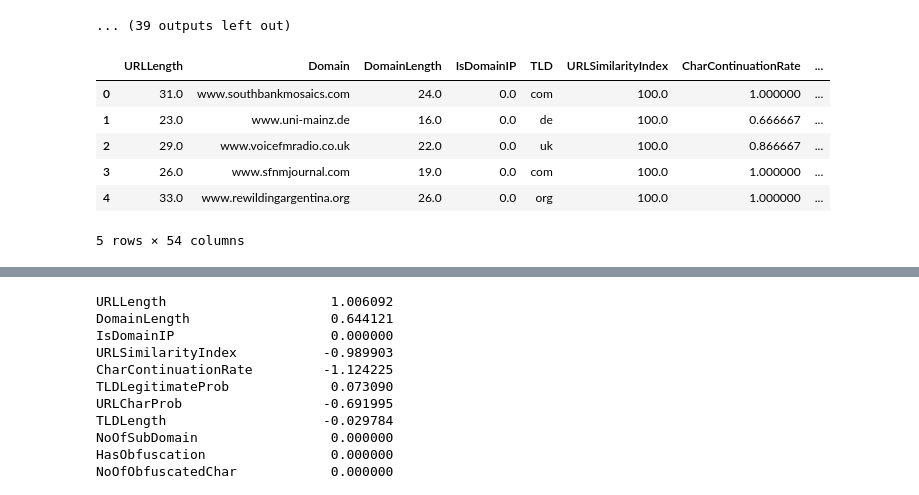
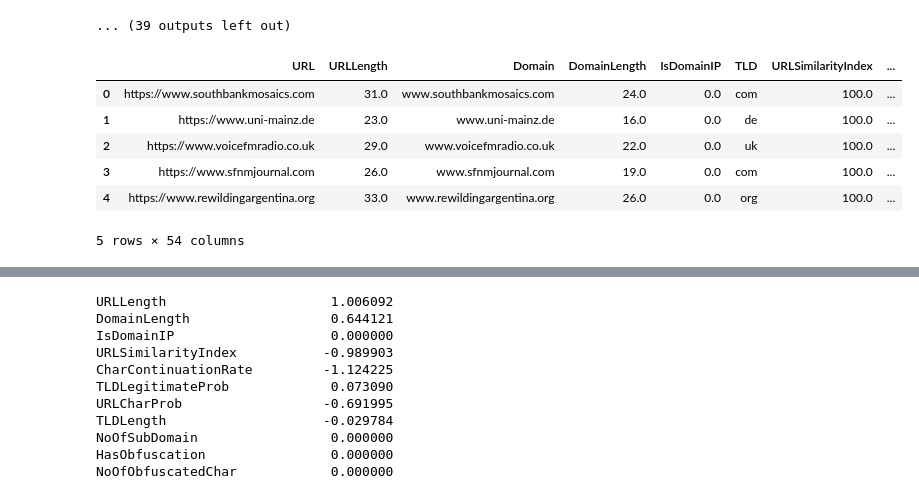
Before and after one commit to Gokulnhari/DSML-Main-Project, a Jupyter notebook: Phishing URL/PhishingURL.ipynb, the cells around one changed output, grey strips where cells are left out. Saved outputs shown, nothing was run; the diff lists cells and outputs as text; code cells hidden in the pictures.

```diff
--- a/Phishing URL/PhishingURL.ipynb
+++ b/Phishing URL/PhishingURL.ipynb
@@ -217,13 +217,12 @@ for i in num_columns.columns:
 from sklearn.preprocessing import LabelEncoder,OneHotEncoder
 le = LabelEncoder()
 # %%
-df1=df1.drop('FILENAME', axis=1)
 df1.head()
 # %% [output]
-|  | URLLength | Domain | DomainLength | IsDomainIP | TLD | URLSimilarityIndex | CharContinuationRate | ... |
-| 0 | 31.0 | www.southbankmosaics.com | 24.0 | 0.0 | com | 100.0 | 1.000000 | ... |
-| 1 | 23.0 | www.uni-mainz.de | 16.0 | 0.0 | de | 100.0 | 0.666667 | ... |
-| 2 | 29.0 | www.voicefmradio.co.uk | 22.0 | 0.0 | uk | 100.0 | 0.866667 | ... |
-| 3 | 26.0 | www.sfnmjournal.com | 19.0 | 0.0 | com | 100.0 | 1.000000 | ... |
-| 4 | 33.0 | www.rewildingargentina.org | 26.0 | 0.0 | org | 100.0 | 1.000000 | ... |
+|  | URL | URLLength | Domain | DomainLength | IsDomainIP | TLD | URLSimilarityIndex | ... |
+| 0 | https://www.southbankmosaics.com | 31.0 | www.southbankmosaics.com | 24.0 | 0.0 | com | 100.0 | ... |
+| 1 | https://www.uni-mainz.de | 23.0 | www.uni-mainz.de | 16.0 | 0.0 | de | 100.0 | ... |
+| 2 | https://www.voicefmradio.co.uk | 29.0 | www.voicefmradio.co.uk | 22.0 | 0.0 | uk | 100.0 | ... |
+| 3 | https://www.sfnmjournal.com | 26.0 | www.sfnmjournal.com | 19.0 | 0.0 | com | 100.0 | ... |
+| 4 | https://www.rewildingargentina.org | 33.0 | www.rewildingargentina.org | 26.0 | 0.0 | org | 100.0 | ... |
 5 rows × 54 columns
```
Also changed, not shown: parts of 22 cells of this notebook, 2 other files.
